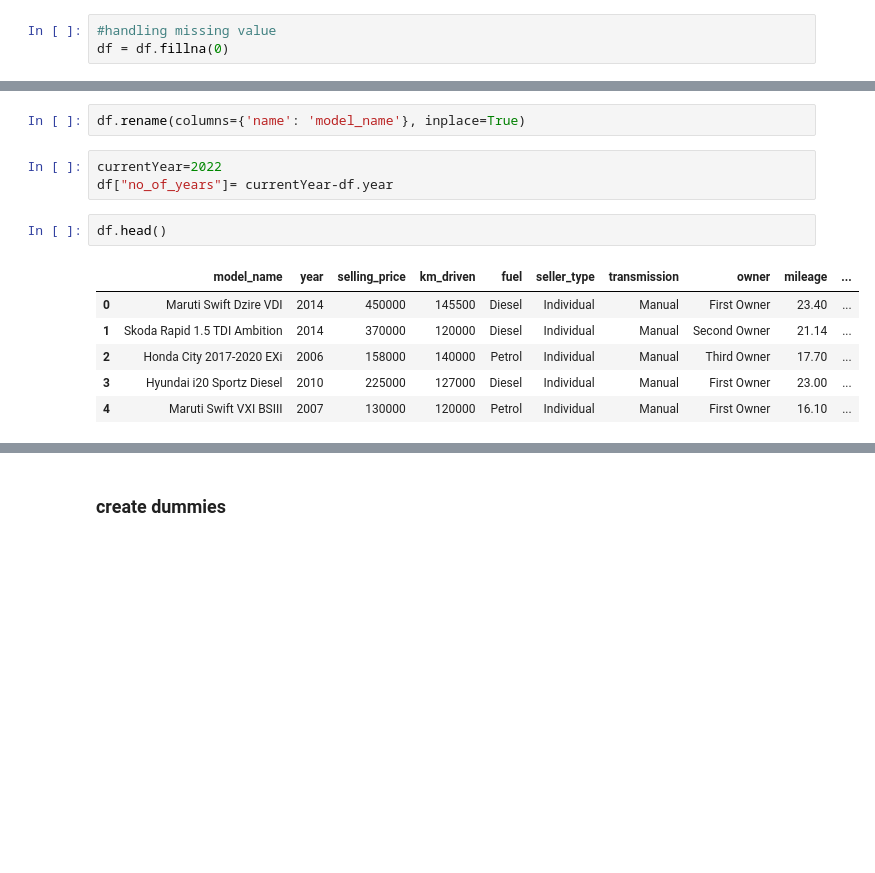
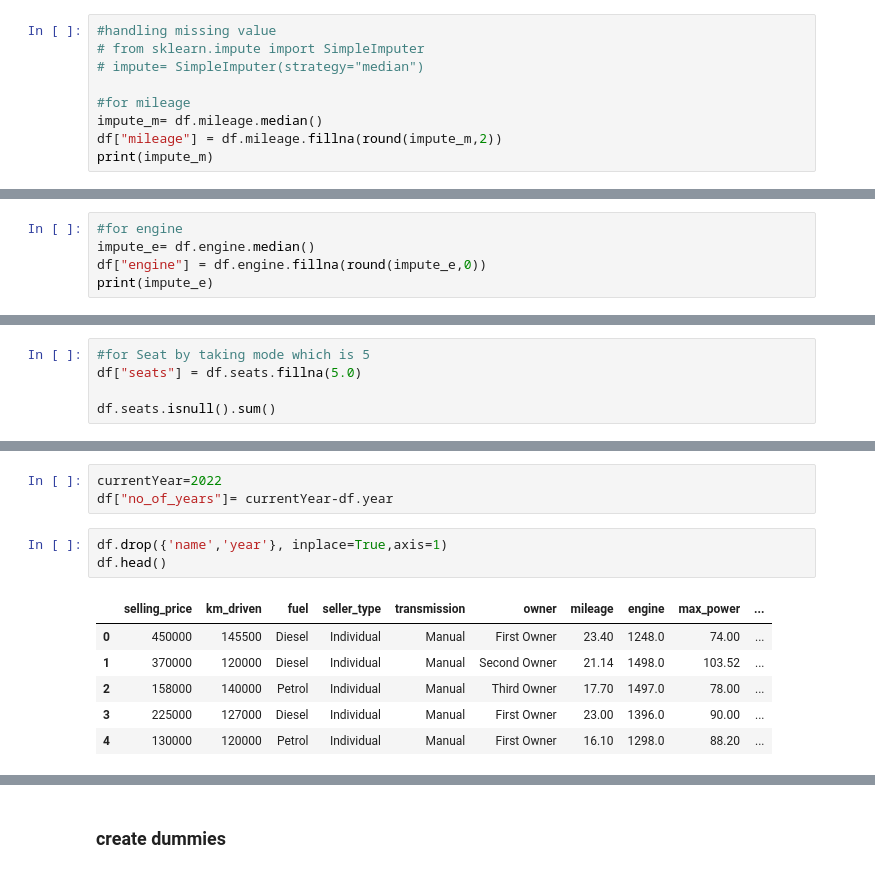
Before and after one commit to shrutimistry01/Car-Price-Predictor, a Jupyter notebook: data_cleaning.ipynb, the cells around one changed output, grey strips where cells are left out. Cells and saved outputs as stored; diff of their text form; blank space fills up the shorter version.

```diff
--- a/data_cleaning.ipynb
+++ b/data_cleaning.ipynb
@@ -109,4 +109,10 @@ seats            221
 dtype: int64
 # %%
 #handling missing value
-df = df.fillna(0)
+# from sklearn.impute import SimpleImputer
+# impute= SimpleImputer(strategy="median")
+
+#for mileage
+impute_m= df.mileage.median()
+df["mileage"] = df.mileage.fillna(round(impute_m,2))
+print(impute_m)
@@ -112,0 +121,5 @@ df = df.fillna(0)
+# %%
+#for engine
+impute_e= df.engine.median()
+df["engine"] = df.engine.fillna(round(impute_e,0))
+print(impute_e)
@@ -112,0 +141,5 @@ df = df.fillna(0)
+# %%
+#for Seat by taking mode which is 5
+df["seats"] = df.seats.fillna(5.0)
+
+df.seats.isnull().sum()
@@ -144,17 +173,16 @@ df.head()
 | 2 | Honda City 2017-2020 EXi | 2006 | 158000 | 140000 | Petrol | Individual | Manual | Third Owner | 17.70 | ... |
 | 3 | Hyundai i20 Sportz Diesel | 2010 | 225000 | 127000 | Diesel | Individual | Manual | First Owner | 23.00 | ... |
 | 4 | Maruti Swift VXI BSIII | 2007 | 130000 | 120000 | Petrol | Individual | Manual | First Owner | 16.10 | ... |
-# %%
-df.rename(columns={'name': 'model_name'}, inplace=True)
 # %%
 currentYear=2022
 df["no_of_years"]= currentYear-df.year
 # %%
+df.drop({'name','year'}, inplace=True,axis=1)
 df.head()
 # %% [output]
-|  | model_name | year | selling_price | km_driven | fuel | seller_type | transmission | owner | mileage | ... |
-| 0 | Maruti Swift Dzire VDI | 2014 | 450000 | 145500 | Diesel | Individual | Manual | First Owner | 23.40 | ... |
-| 1 | Skoda Rapid 1.5 TDI Ambition | 2014 | 370000 | 120000 | Diesel | Individual | Manual | Second Owner | 21.14 | ... |
-| 2 | Honda City 2017-2020 EXi | 2006 | 158000 | 140000 | Petrol | Individual | Manual | Third Owner | 17.70 | ... |
-| 3 | Hyundai i20 Sportz Diesel | 2010 | 225000 | 127000 | Diesel | Individual | Manual | First Owner | 23.00 | ... |
-| 4 | Maruti Swift VXI BSIII | 2007 | 130000 | 120000 | Petrol | Individual | Manual | First Owner | 16.10 | ... |
+|  | selling_price | km_driven | fuel | seller_type | transmission | owner | mileage | engine | max_power | ... |
+| 0 | 450000 | 145500 | Diesel | Individual | Manual | First Owner | 23.40 | 1248.0 | 74.00 | ... |
+| 1 | 370000 | 120000 | Diesel | Individual | Manual | Second Owner | 21.14 | 1498.0 | 103.52 | ... |
+| 2 | 158000 | 140000 | Petrol | Individual | Manual | Third Owner | 17.70 | 1497.0 | 78.00 | ... |
+| 3 | 225000 | 127000 | Diesel | Individual | Manual | First Owner | 23.00 | 1396.0 | 90.00 | ... |
+| 4 | 130000 | 120000 | Petrol | Individual | Manual | First Owner | 16.10 | 1298.0 | 88.20 | ... |
```
Also changed, not shown: parts of 12 cells of this notebook, 9 other files.
